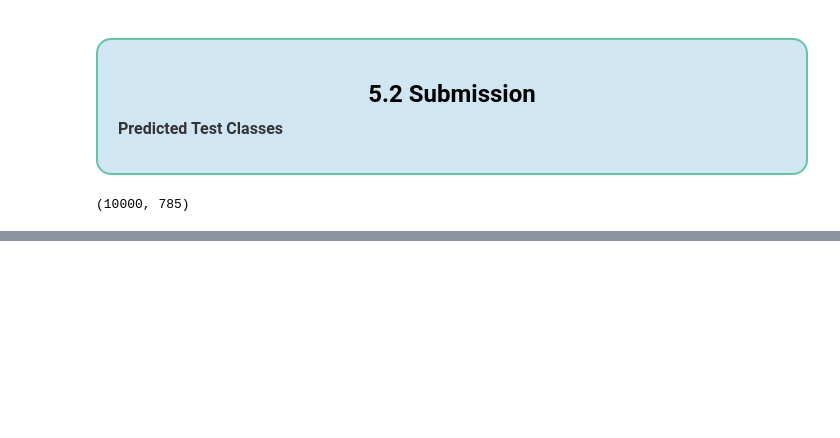
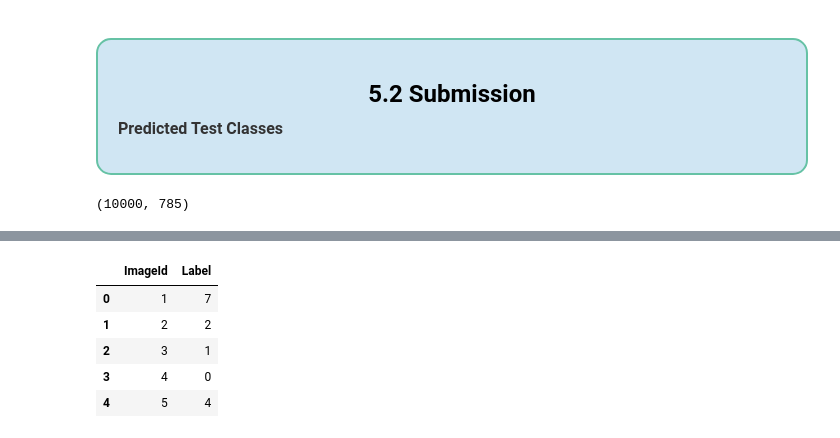
Before and after one commit to shaheeralics/Data-Science-Learning-With-Projects, a Jupyter notebook: Projects/ML - DL/P5 Classifying Hand Written Digits Using MNIST.ipynb, the cells around one changed output, grey strips where cells are left out. Cells and saved outputs as stored; diff of their text form; code cells hidden in the pictures; blank space fills up the shorter version.

```diff
--- a/Projects/ML - DL/P5 Classifying Hand Written Digits Using MNIST.ipynb
+++ b/Projects/ML - DL/P5 Classifying Hand Written Digits Using MNIST.ipynb
@@ -533,4 +535,17 @@ test_x.shape
 test_x = test.values
 # %%
 test_x = test_x / 255.0
+# %%
+import numpy as np
+
+# Assuming test_x is your initial array with shape (7850000, )
+# First, remove the last rows to make the total number of elements a multiple of 784
+n_elements = test_x.size - (test_x.size % 784)  # Ensure it is a multiple of 784
+test_x = test_x[:n_elements]
+
+# Now, remove the first column (labels)
+test_x = test_x[:, 1:]  # Adjust according to your array shape if it's 2D
+
+# Reshape to (N, 28, 28, 1)
+test_x = test_x.reshape(-1, 28, 28, 1)
 # %%
@@ -540,9 +558,4 @@ ValueError: cannot reshape array of size 7850000 into shape (28,28,1)
 # %%
-# preprocess test data
-test_x = test.values
-test_x = test_x / 255.0
-
-
 # predict test data
-pred = model.predict_classes(test_x, verbose=1)
+pred = model.predict(test_x, verbose=1)
 # %% [output]
@@ -549,0 +563,17 @@ ValueError: cannot reshape array of size 7850000 into shape (28,28,1)
+# %%
+# Convert probabilities to class labels
+pred_classes = np.argmax(pred, axis=1)
+# %%
+# Create a DataFrame for submission
+sub = pd.DataFrame({'ImageId': list(range(1, len(pred_classes) + 1)), 'Label': pred_classes})
+
+# Save to CSV
+sub.to_csv("CNN_keras_sub.csv", index=False)
+sub.head()
+# %% [output]
+|  | ImageId | Label |
+| 0 | 1 | 7 |
+| 1 | 2 | 2 |
+| 2 | 3 | 1 |
+| 3 | 4 | 0 |
+| 4 | 5 | 4 |
```
Also changed, not shown: parts of 7 cells of this notebook, 1 other file.
